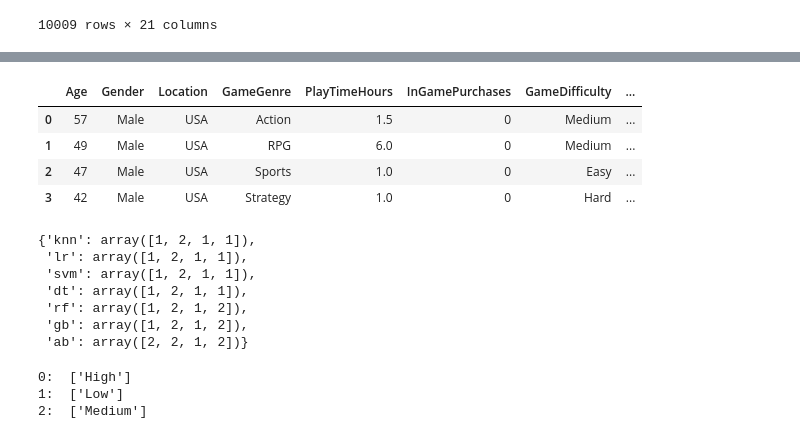
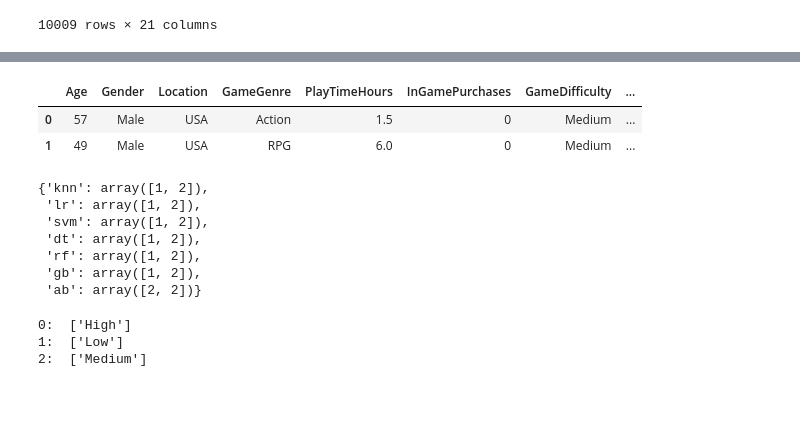
Before and after one commit to LaserLon/Project2, a Jupyter notebook: Project2/model_analysis_final.ipynb, the cells around one changed output, grey strips where cells are left out. Saved outputs shown, nothing was run; the diff lists cells and outputs as text; code cells hidden in the pictures; blank space fills up the shorter version.

```diff
--- a/Project2/model_analysis_final.ipynb
+++ b/Project2/model_analysis_final.ipynb
@@ -252,7 +249,7 @@ plt.show()
 
 df_lm = pd.DataFrame(columns=X.columns)
 
-# Mike S.
+
 new_row1 = {
 'Age'
 : 57,
@@ -277,93 +274,39 @@ new_row1 = {
 'AchievementsUnlocked'
 :8}
 
-# Lonnie
+
 new_row2 = {
 'Age'
 : 49,
 'Gender'
 : 'Male',
 'Location'
 : 'USA',
  'GameGenre'
 : 'RPG',
 'PlayTimeHours'
 : 6,
 'InGamePurchases'
 : 0,
 'GameDifficulty'
 : 'Medium',
 'SessionsPerWeek'
 : 5,
 'AvgSessionDurationMinutes'
 :180,
 'PlayerLevel'
 :20,
 'AchievementsUnlocked'
 :50}
 
-# Joe
-new_row3 = {
-'Age'
-: 47,
-'Gender'
-: 'Male',
-'Location'
-: 'USA',
- 'GameGenre'
-: 'Sports',
-'PlayTimeHours'
-: 1,
-'InGamePurchases'
-: 0,
-'GameDifficulty'
-: 'Easy',
-'SessionsPerWeek'
-: .001,
-'AvgSessionDurationMinutes'
-:30,
-'PlayerLevel'
-:1,
-'AchievementsUnlocked'
-:0}
-
-# Mike
-new_row4 = {
-'Age'
-: 42,
-'Gender'
-: 'Male',
-'Location'
-: 'USA',
- 'GameGenre'
-: 'Strategy',
-'PlayTimeHours'
-: 1,
-'InGamePurchases'
-: 0,
-'GameDifficulty'
-: 'Hard',
-'SessionsPerWeek'
-: 6,
-'AvgSessionDurationMinutes'
-:60,
-'PlayerLevel'
-:0,
-'AchievementsUnlocked'
-:0}
-
-
 df_lm.loc[len(df_lm)] = new_row1
 df_lm.loc[len(df_lm)] = new_row2
-df_lm.loc[len(df_lm)] = new_row3
-df_lm.loc[len(df_lm)] = new_row4
+
 df_lm
 # %% [output]
 |  | Age | Gender | Location | GameGenre | PlayTimeHours | InGamePurchases | GameDifficulty | ... |
 | 0 | 57 | Male | USA | Action | 1.5 | 0 | Medium | ... |
 | 1 | 49 | Male | USA | RPG | 6.0 | 0 | Medium | ... |
-| 2 | 47 | Male | USA | Sports | 1.0 | 0 | Easy | ... |
-| 3 | 42 | Male | USA | Strategy | 1.0 | 0 | Hard | ... |
 # %%
 # Prepare the data frame
 df_lm_processed = prep_df(df_lm, False)
@@ -381,13 +324,13 @@ y_result = {
     }
 y_result
 # %% [output]
-{'knn': array([1, 2, 1, 1]),
- 'lr': array([1, 2, 1, 1]),
- 'svm': array([1, 2, 1, 1]),
- 'dt': array([1, 2, 1, 1]),
- 'rf': array([1, 2, 1, 2]),
- 'gb': array([1, 2, 1, 2]),
- 'ab': array([2, 2, 1, 2])}
+{'knn': array([1, 2]),
+ 'lr': array([1, 2]),
+ 'svm': array([1, 2]),
+ 'dt': array([1, 2]),
+ 'rf': array([1, 2]),
+ 'gb': array([1, 2]),
+ 'ab': array([2, 2])}
 # %%
 # lookup classes by number
 items = range(0, 3, 1)
```
Also changed, not shown: parts of 3 cells of this notebook, 1 other file.
